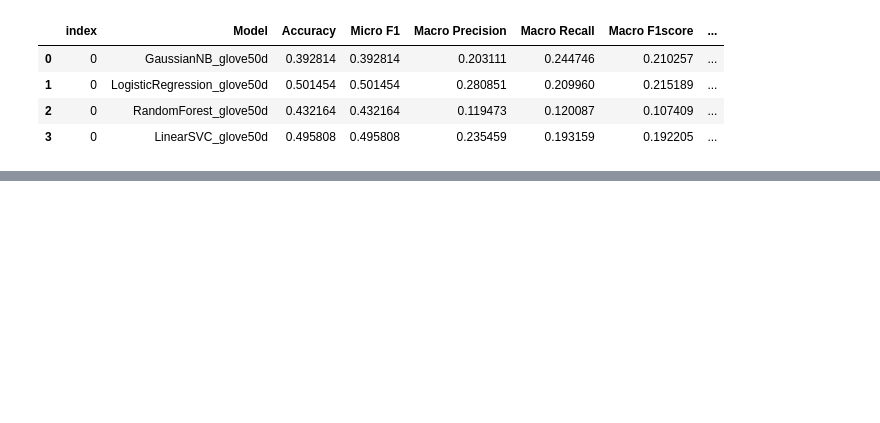
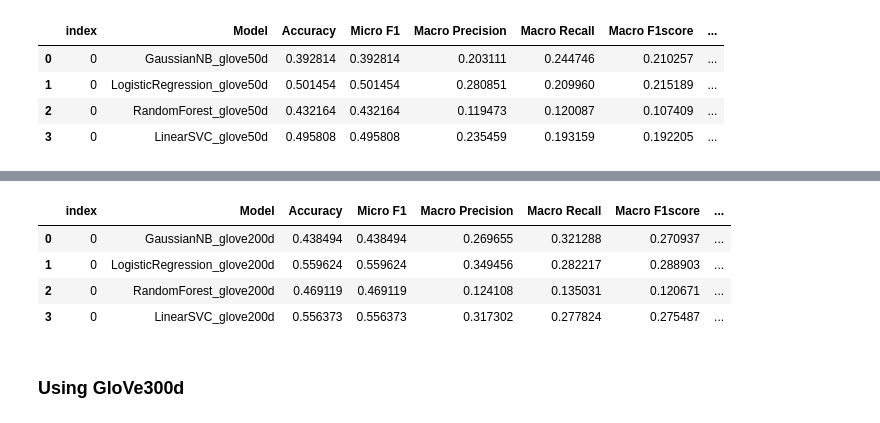
Before and after one commit to siddharthshenoy/Keywordandsum, a Jupyter notebook: ASAR.ipynb, the cells around one changed output, grey strips where cells are left out. Saved outputs shown, nothing was run; the diff lists cells and outputs as text; code cells hidden in the pictures; blank space fills up the shorter version.

```diff
--- a/ASAR.ipynb
+++ b/ASAR.ipynb
@@ -661,0 +736,3 @@ results_cv_straitified_glove50d
+# %%
+with open('glove_model_200d.pickle', 'rb') as to_read:
+    glove_model_200d = pickle.load(to_read)
@@ -661,0 +797,13 @@ results_cv_straitified_glove50d
+# %%
+with open('results_cv_straitified_glove200d.pickle', 'rb') as to_read:
+    results_cv_straitified_glove200d = pickle.load(to_read)
+# %%
+results_cv_straitified_glove200d
+# %% [output]
+|  | index | Model | Accuracy | Micro F1 | Macro Precision | Macro Recall | Macro F1score | ... |
+| 0 | 0 | GaussianNB_glove200d | 0.438494 | 0.438494 | 0.269655 | 0.321288 | 0.270937 | ... |
+| 1 | 0 | LogisticRegression_glove200d | 0.559624 | 0.559624 | 0.349456 | 0.282217 | 0.288903 | ... |
+| 2 | 0 | RandomForest_glove200d | 0.469119 | 0.469119 | 0.124108 | 0.135031 | 0.120671 | ... |
+| 3 | 0 | LinearSVC_glove200d | 0.556373 | 0.556373 | 0.317302 | 0.277824 | 0.275487 | ... |
+# %% [markdown]
+### Using GloVe300d
```
Also changed, not shown: parts of 28 cells of this notebook, 3 other files.
